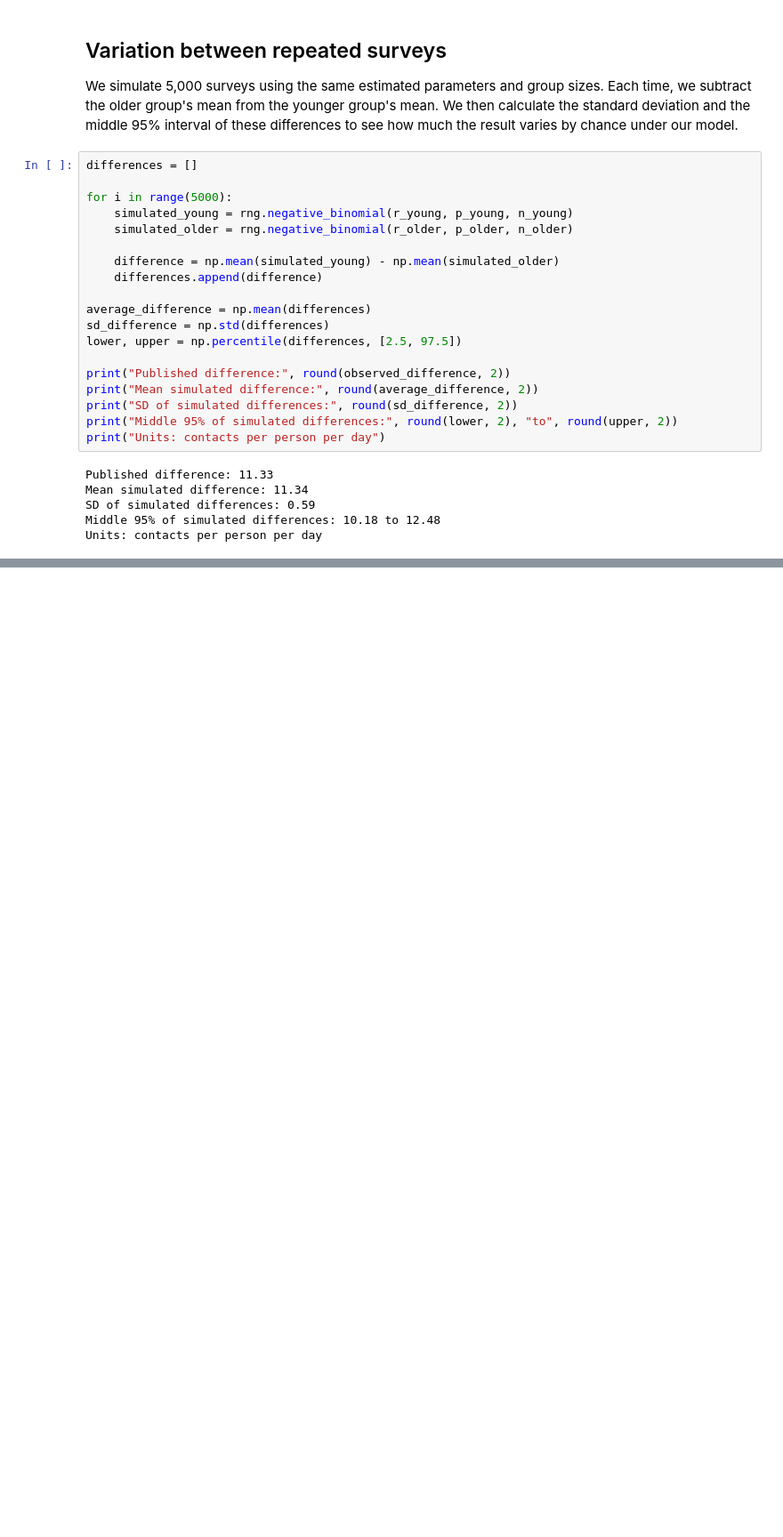
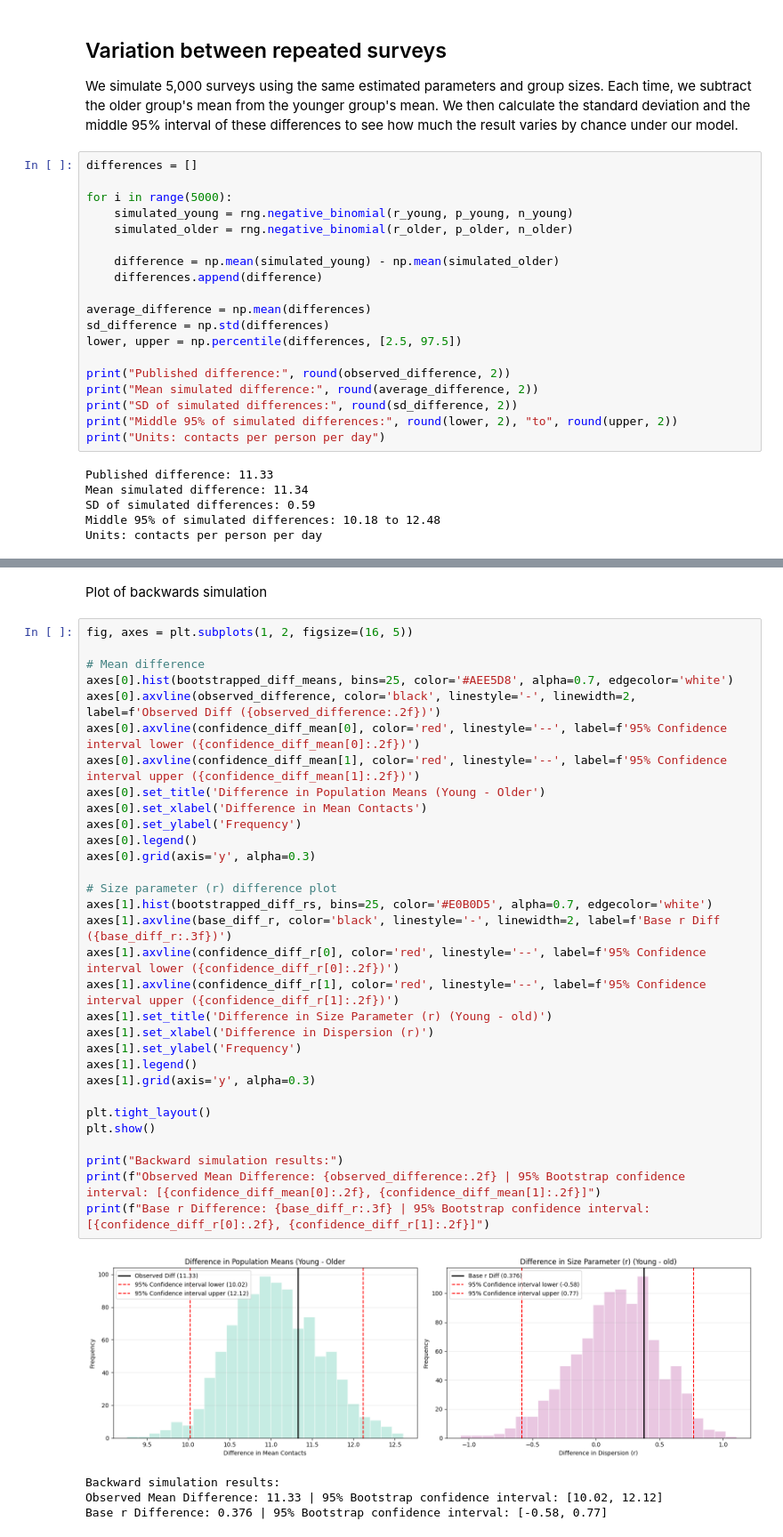
Before and after one commit to sarajameel04/CB2330_Project, a Jupyter notebook: project.ipynb, the cells around one changed output, grey strips where cells are left out. Shown at 89% size. Saved outputs shown, nothing was run; the diff lists cells and outputs as text; blank space fills up the shorter version.

```diff
--- a/project.ipynb
+++ b/project.ipynb
@@ -223,3 +294,41 @@ plt.show()
+# %% [markdown]
+Plot of backwards simulation
+# %%
+fig, axes = plt.subplots(1, 2, figsize=(16, 5))
+
+# Mean difference
+axes[0].hist(bootstrapped_diff_means, bins=25, color='#AEE5D8', alpha=0.7, edgecolor='white')
+axes[0].axvline(observed_difference, color='black', linestyle='-', linewidth=2, label=f'Observed Diff ({observed_difference:.2f})')
+axes[0].axvline(confidence_diff_mean[0], color='red', linestyle='--', label=f'95% Confidence interval lower ({confidence_diff_mean[0]:.2f})')
+axes[0].axvline(confidence_diff_mean[1], color='red', linestyle='--', label=f'95% Confidence interval upper ({confidence_diff_mean[1]:.2f})')
+axes[0].set_title('Difference in Population Means (Young - Older')
+axes[0].set_xlabel('Difference in Mean Contacts')
+axes[0].set_ylabel('Frequency')
+axes[0].legend()
+axes[0].grid(axis='y', alpha=0.3)
+
+# Size parameter (r) difference plot
+axes[1].hist(bootstrapped_diff_rs, bins=25, color='#E0B0D5', alpha=0.7, edgecolor='white')
+axes[1].axvline(base_diff_r, color='black', linestyle='-', linewidth=2, label=f'Base r Diff ({base_diff_r:.3f})')
+axes[1].axvline(confidence_diff_r[0], color='red', linestyle='--', label=f'95% Confidence interval lower ({confidence_diff_r[0]:.2f})')
+axes[1].axvline(confidence_diff_r[1], color='red', linestyle='--', label=f'95% Confidence interval upper ({confidence_diff_r[1]:.2f})')
+axes[1].set_title('Difference in Size Parameter (r) (Young - old)')
+axes[1].set_xlabel('Difference in Dispersion (r)')
+axes[1].set_ylabel('Frequency')
+axes[1].legend()
+axes[1].grid(axis='y', alpha=0.3)
+
+plt.tight_layout()
+plt.show()
+
+print("Backward simulation results:")
+print(f"Observed Mean Difference: {observed_difference:.2f} | 95% Bootstrap confidence interval: [{confidence_diff_mean[0]:.2f}, {confidence_diff_mean[1]:.2f}]")
+print(f"Base r Difference: {base_diff_r:.3f} | 95% Bootstrap confidence interval: [{confidence_diff_r[0]:.2f}, {confidence_diff_r[1]:.2f}]")
+# %% [output]
+[figure, added]
+Backward simulation results:
+Observed Mean Difference: 11.33 | 95% Bootstrap confidence interval: [10.02, 12.12]
+Base r Difference: 0.376 | 95% Bootstrap confidence interval: [-0.58, 0.77]
 # %% [markdown]
 ## Results and interpretation
 
```
Also changed, not shown: parts of 15 cells of this notebook.
